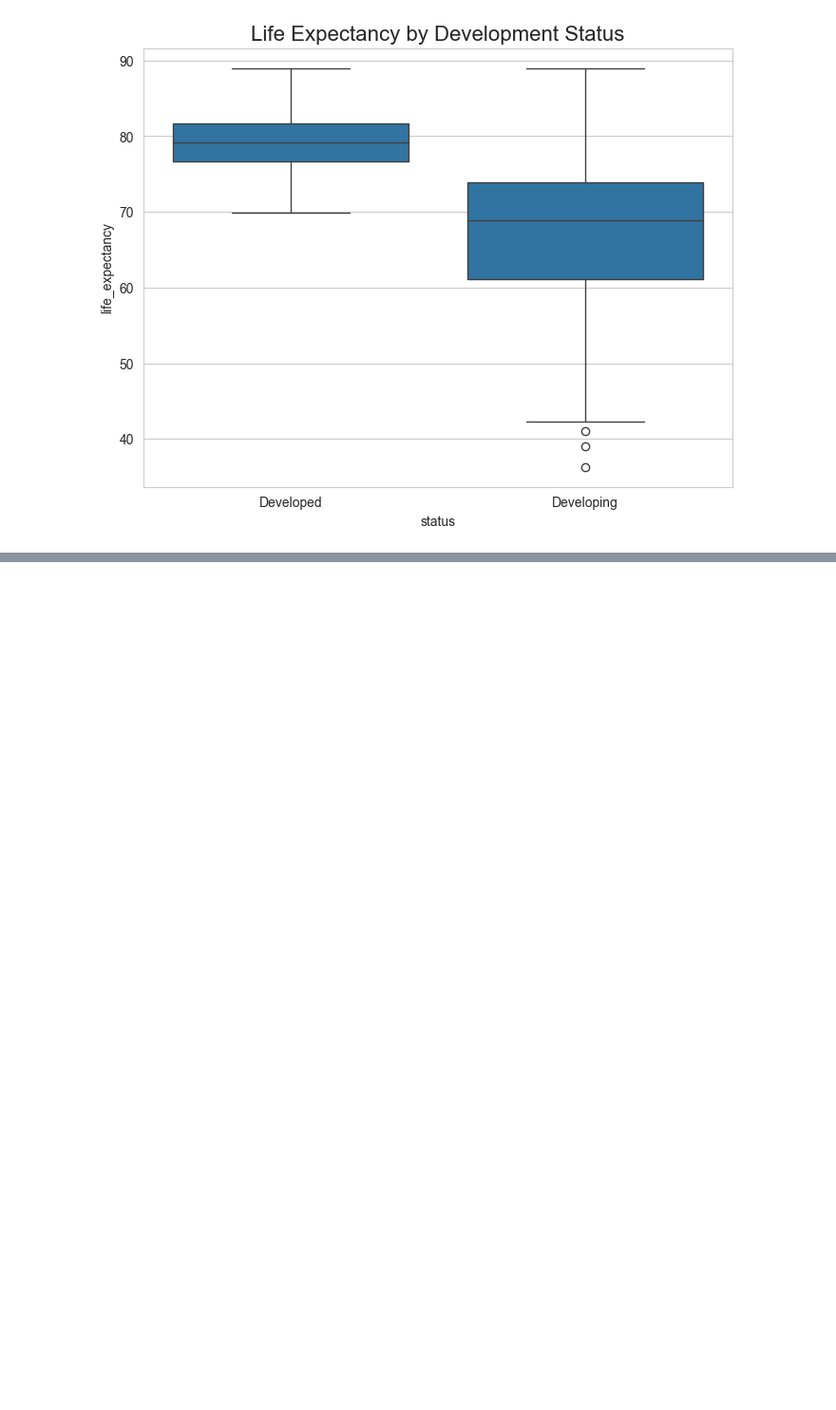
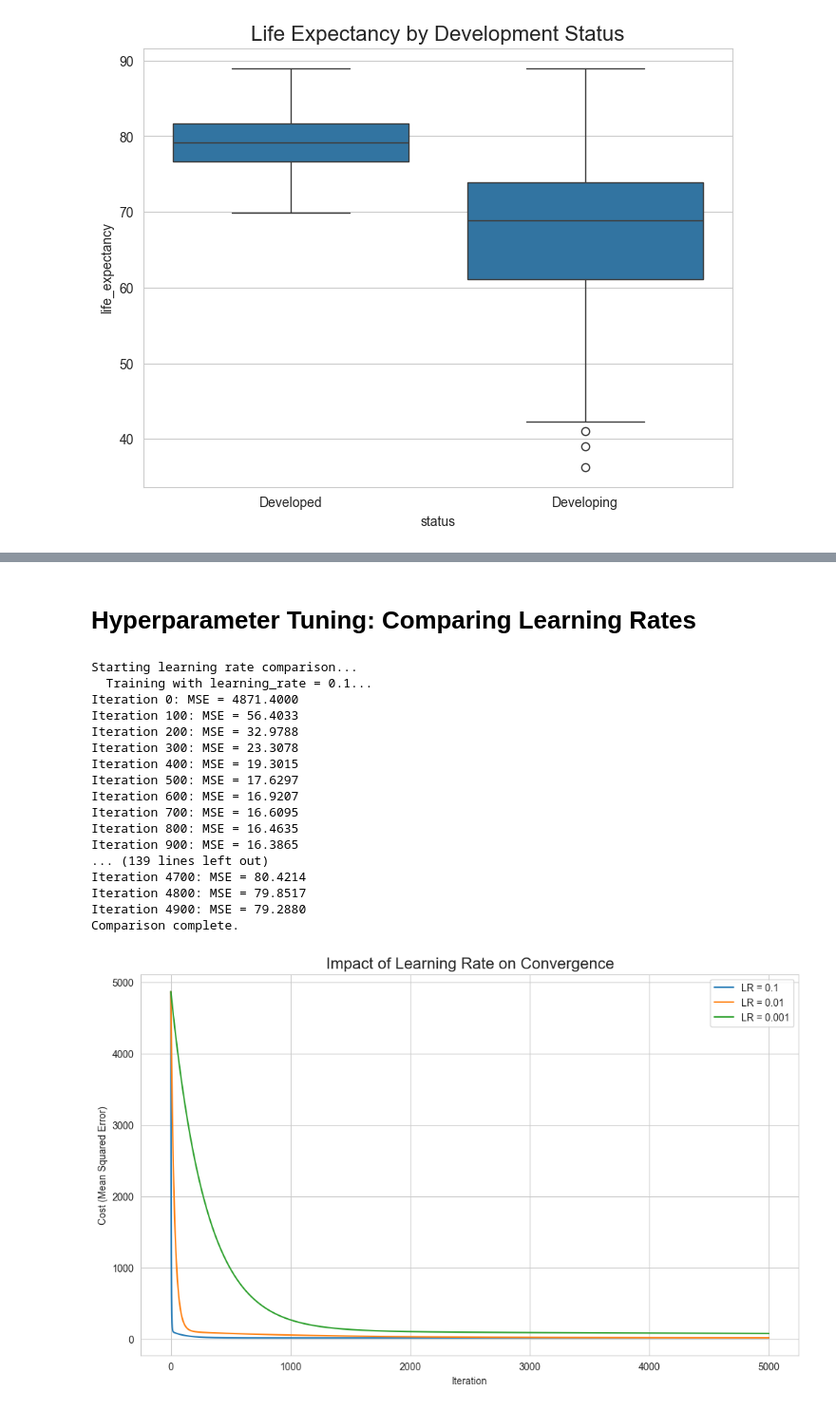
Before and after one commit to ironLegion88/life_expectancy_task, a Jupyter notebook: notebooks/data_exploration.ipynb, the cells around one changed output, grey strips where cells are left out. Shown: that part at 95% size. Drawn from its saved outputs; the diff is of its cells as text; code cells hidden in the pictures; blank space fills up the shorter version.

```diff
--- a/notebooks/data_exploration.ipynb
+++ b/notebooks/data_exploration.ipynb
@@ -163,0 +225,49 @@ plt.show()
+# %% [markdown]
+# Hyperparameter Tuning: Comparing Learning Rates
+# %%
+learning_rates_to_test = [0.1, 0.01, 0.001]
+# number of iterations to test
+n_iter_comparison = 5000
+
+histories = {}
+
+print("\nStarting learning rate comparison...")
+for lr in learning_rates_to_test:
+    print(f"  Training with learning_rate = {lr}...")
+    model = LinearRegression(learning_rate=lr, n_iterations=n_iter_comparison)
+    model.fit(X, y)
+    histories[lr] = model.cost_history
+print("Comparison complete.")
+
+# Plotting the Learning Rate Comparison
+
+plt.figure(figsize=(12, 7))
+
+for lr, history in histories.items():
+    plt.plot(range(n_iter_comparison), history, label=f'LR = {lr}')
+
+plt.title('Impact of Learning Rate on Convergence', fontsize=16)
+plt.xlabel('Iteration')
+plt.ylabel('Cost (Mean Squared Error)')
+plt.legend()
+plt.grid(True)
+plt.show()
+# %% [output]
+Starting learning rate comparison...
+  Training with learning_rate = 0.1...
+Iteration 0: MSE = 4871.4000
+Iteration 100: MSE = 56.4033
+Iteration 200: MSE = 32.9788
+Iteration 300: MSE = 23.3078
+Iteration 400: MSE = 19.3015
+Iteration 500: MSE = 17.6297
+Iteration 600: MSE = 16.9207
+Iteration 700: MSE = 16.6095
+Iteration 800: MSE = 16.4635
+Iteration 900: MSE = 16.3865
+... (139 lines left out)
+Iteration 4700: MSE = 80.4214
+Iteration 4800: MSE = 79.8517
+Iteration 4900: MSE = 79.2880
+Comparison complete.
+[figure, added]
```
Also changed, not shown: parts of 2 cells of this notebook.
